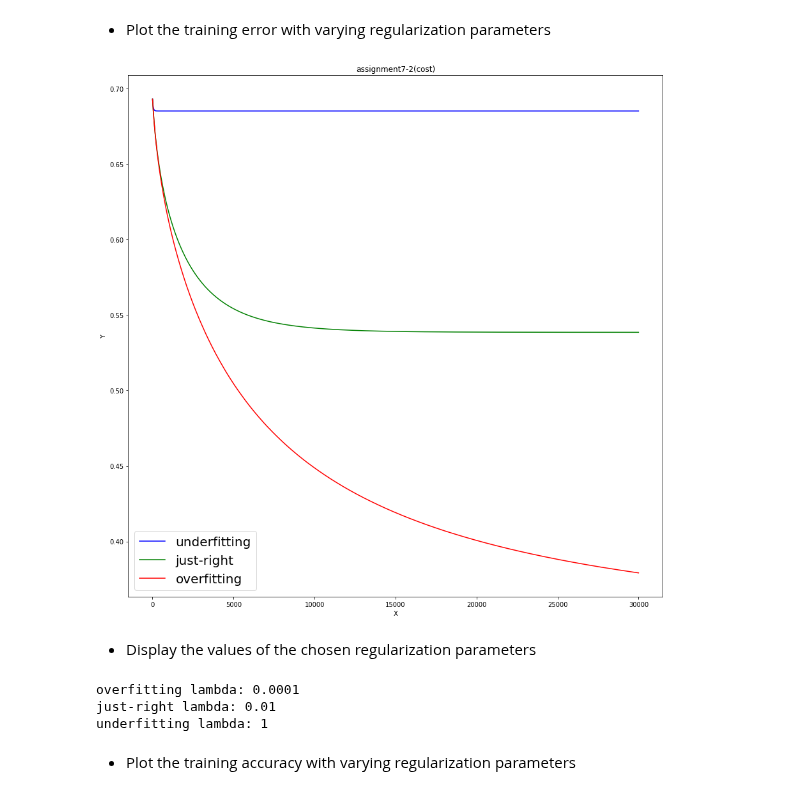
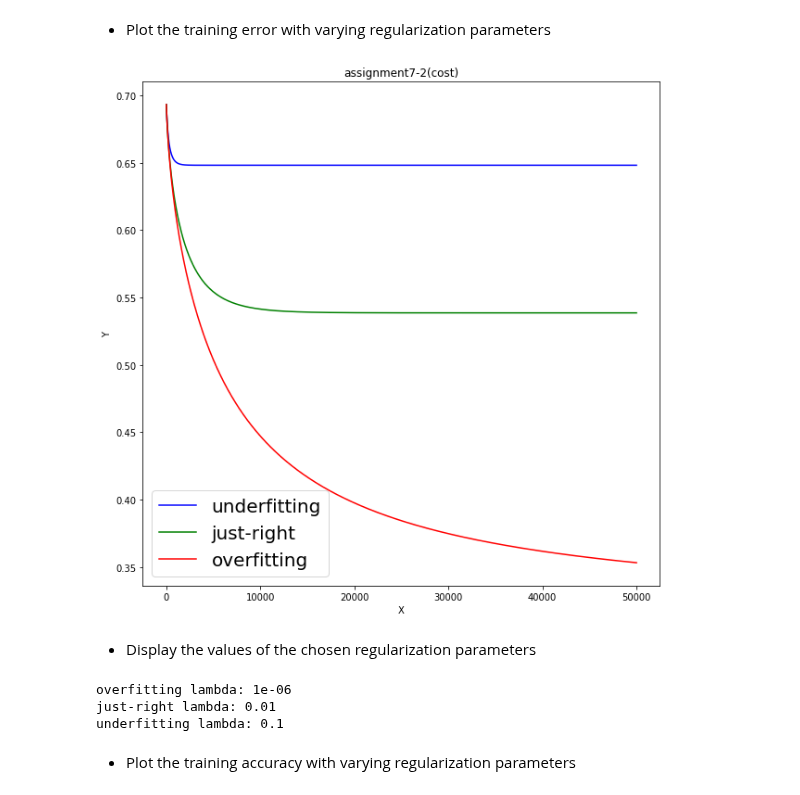
Before and after one commit to ChanWoongJeon/machinelearning, a Jupyter notebook: assignment7.ipynb, the cells around one changed output. Drawn from its saved outputs; the diff is of its cells as text; code cells hidden in the pictures.

```diff
--- a/assignment7.ipynb
+++ b/assignment7.ipynb
@@ -30,15 +30,15 @@ cost3 = []
 accuracy1 = []
 accuracy2 = []
 accuracy3 = []
-lamda1= 1
+lamda1= 0.1
 lamda2= 0.01
-lamda3= 0.0001
+lamda3= 0.000001
 theta1 = np.zeros([100,1])
 theta2 = np.zeros([100,1])
 theta3 = np.zeros([100,1])
 learning_rate = 0.01
 # %%
-for i in range(30000):
+for i in range(50000):
     a1=0
     a2=0
     a3=0
@@ -132,17 +129,17 @@ plt.show()
 # %% [markdown]
 - Plot the training error with varying regularization parameters
 # %%
-plt.figure(figsize=(15, 15))
+plt.figure(figsize=(10, 10))
 plt.title("assignment7-2(cost)")
 plt.xlabel('X')
 plt.ylabel('Y')
-plt.plot(range(30000),cost1,color='b')
-plt.plot(range(30000),cost2,color='g')
-plt.plot(range(30000),cost3,color='r')
+plt.plot(range(50000),cost1,color='b')
+plt.plot(range(50000),cost2,color='g')
+plt.plot(range(50000),cost3,color='r')
 plt.legend(['underfitting','just-right','overfitting'], prop={'size': 20})
 plt.show()
 # %% [output]
-[figure, old version]
+[figure, new version]
 # %% [markdown]
 - Display the values of the chosen regularization parameters
 # %%
@@ -150,9 +147,9 @@ print('\033[31m' + "overfitting lambda:",lamda3)
 print('\033[32m' + "just-right lambda:",lamda2)
 print('\033[34m' + "underfitting lambda:",lamda1)
 # %% [output]
-overfitting lambda: 0.0001
+overfitting lambda: 1e-06
 just-right lambda: 0.01
-underfitting lambda: 1
+underfitting lambda: 0.1
 # %% [markdown]
 - Plot the training accuracy with varying regularization parameters
 # %%
```
Also changed, not shown: parts of 4 cells of this notebook.
